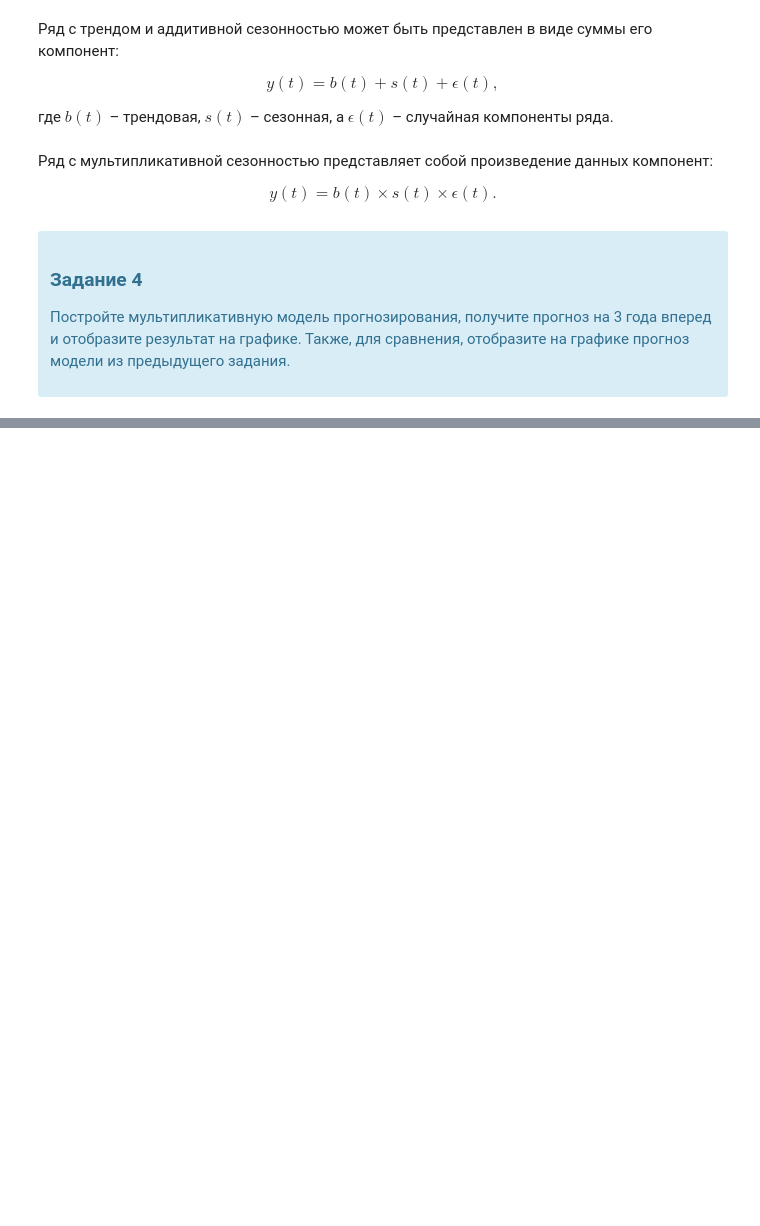
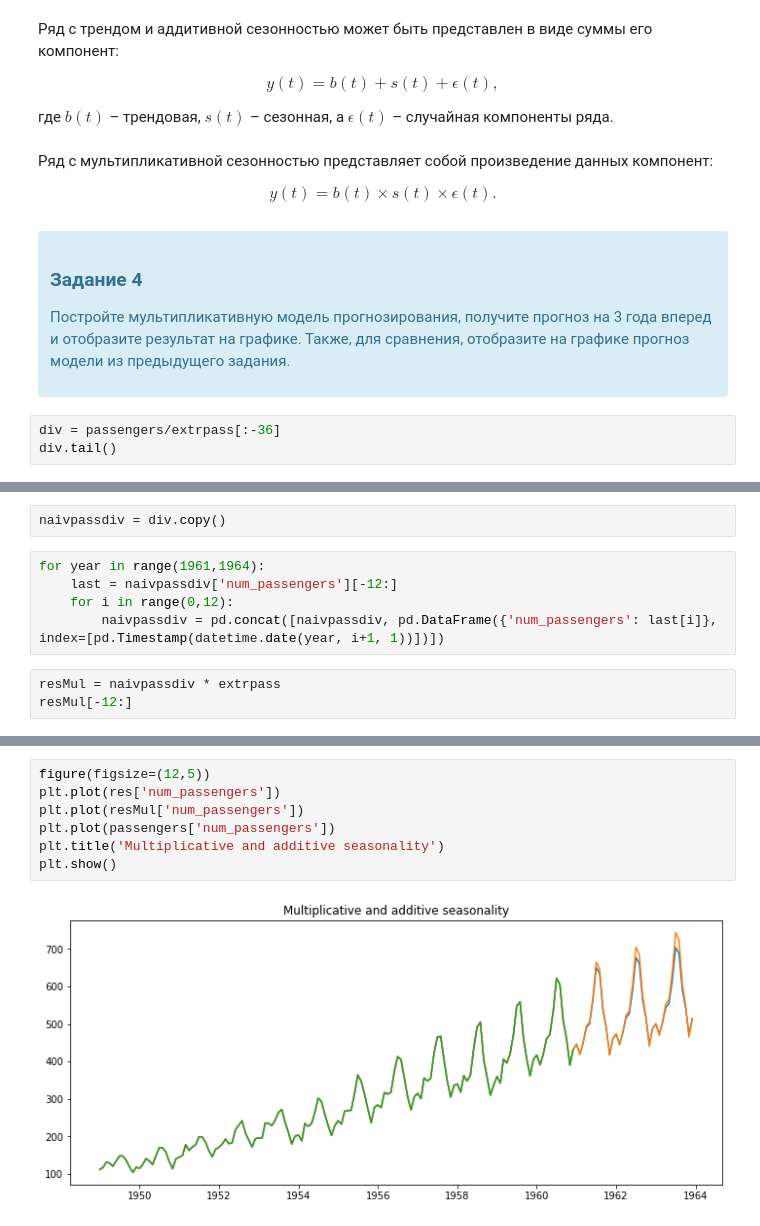
Before and after one commit to endygamedev/university, a Jupyter notebook: 3-course-6-semester/forecasting-methods/1. Naive forecasting methods/1. Naive forecasting models.ipynb, the cells around one changed output, grey strips where cells are left out. Saved outputs shown, nothing was run; the diff lists cells and outputs as text; blank space fills up the shorter version.

```diff
--- a/3-course-6-semester/forecasting-methods/1. Naive forecasting methods/1. Naive forecasting models.ipynb
+++ b/3-course-6-semester/forecasting-methods/1. Naive forecasting methods/1. Naive forecasting models.ipynb
@@ -170,3 +248,6 @@ $$y(t)=b(t)\times s(t)\times \epsilon(t).$$
 <p></p>
 
 </div>
+# %%
+div = passengers/extrpass[:-36]
+div.tail()
@@ -172,0 +262,10 @@ $$y(t)=b(t)\times s(t)\times \epsilon(t).$$
+# %%
+naivpassdiv = div.copy()
+# %%
+for year in range(1961,1964):
+    last = naivpassdiv['num_passengers'][-12:]
+    for i in range(0,12):
+        naivpassdiv = pd.concat([naivpassdiv, pd.DataFrame({'num_passengers': last[i]}, index=[pd.Timestamp(datetime.date(year, i+1, 1))])])
+# %%
+resMul = naivpassdiv * extrpass
+resMul[-12:]
@@ -172,0 +286,9 @@ $$y(t)=b(t)\times s(t)\times \epsilon(t).$$
+# %%
+figure(figsize=(12,5))
+plt.plot(res['num_passengers'])
+plt.plot(resMul['num_passengers'])
+plt.plot(passengers['num_passengers'])
+plt.title('Multiplicative and additive seasonality')
+plt.show()
+# %% [output]
+[figure, added]
```
Also changed, not shown: parts of 14 cells of this notebook.
